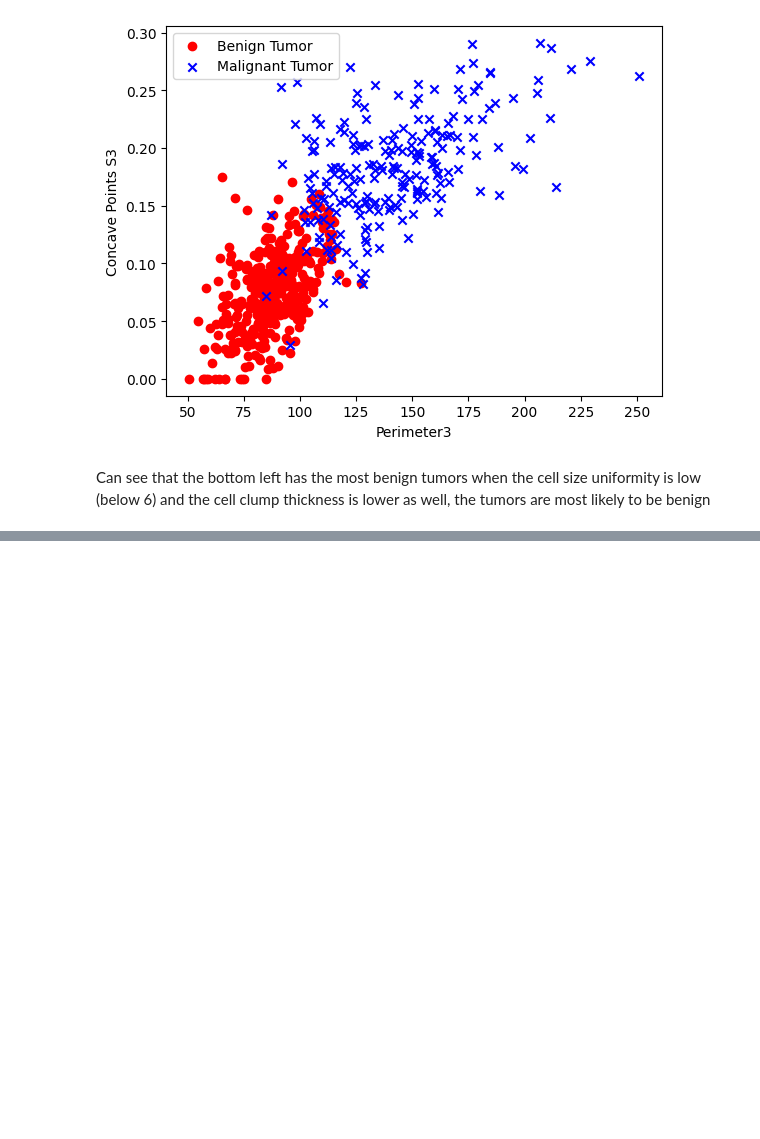
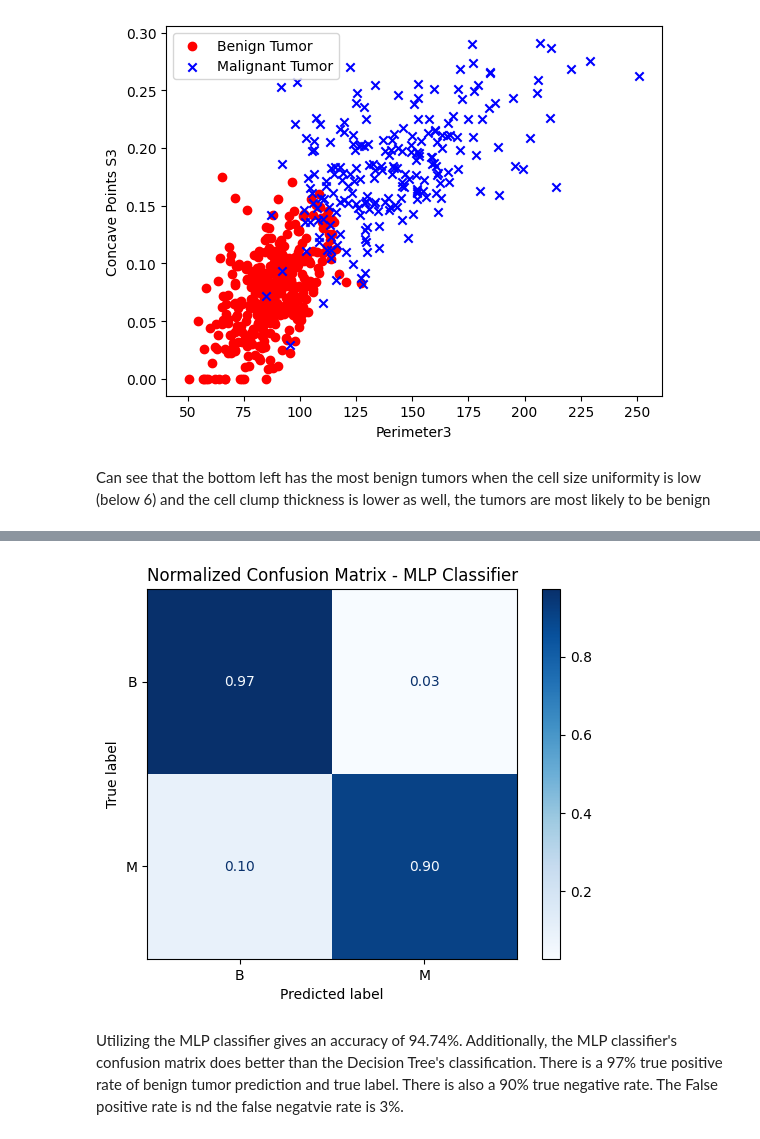
Before and after one commit to ssrakshaya/BreastCancerAnalysis, a Jupyter notebook: InitialEDABreastCancer.ipynb, the cells around one changed output, grey strips where cells are left out. Cells and saved outputs as stored; diff of their text form; code cells hidden in the pictures; blank space fills up the shorter version.

```diff
--- a/InitialEDABreastCancer.ipynb
+++ b/InitialEDABreastCancer.ipynb
@@ -268,0 +369,14 @@ when the cell size uniformity is low  (below 6) and the cell clump thickness is
+# %%
+#Normalized confusion matrix
+# Compute normalized confusion matrix (by row = actual class)
+cm = confusion_matrix(y_test, y_pred_original, labels=encoder.classes_, normalize='true')
+
+# Plot the normalized confusion matrix
+disp = ConfusionMatrixDisplay(confusion_matrix=cm, display_labels=encoder.classes_)
+disp.plot(cmap='Blues', values_format=".2f")  # Format values as decimal percentages
+plt.title("Normalized Confusion Matrix - MLP Classifier")
+plt.show()
+# %% [output]
+[figure, added]
+# %% [markdown]
+Utilizing the MLP classifier gives an accuracy of 94.74%. Additionally, the MLP classifier's confusion matrix does better than the Decision Tree's classification. There is a 97% true positive rate of benign tumor prediction and true label. There is also a 90% true negative rate. The False positive rate is nd the false negatvie rate is 3%.
```
Also changed, not shown: parts of 15 cells of this notebook.
